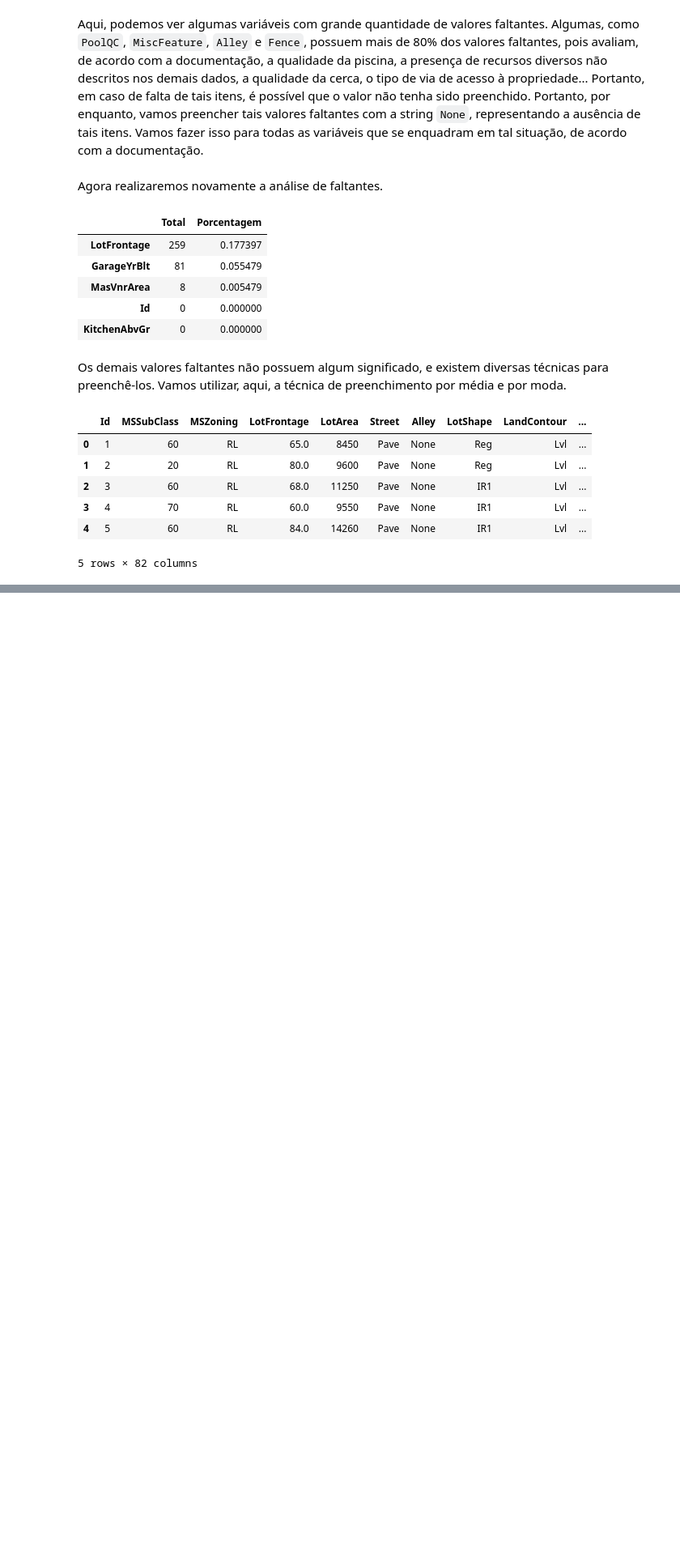
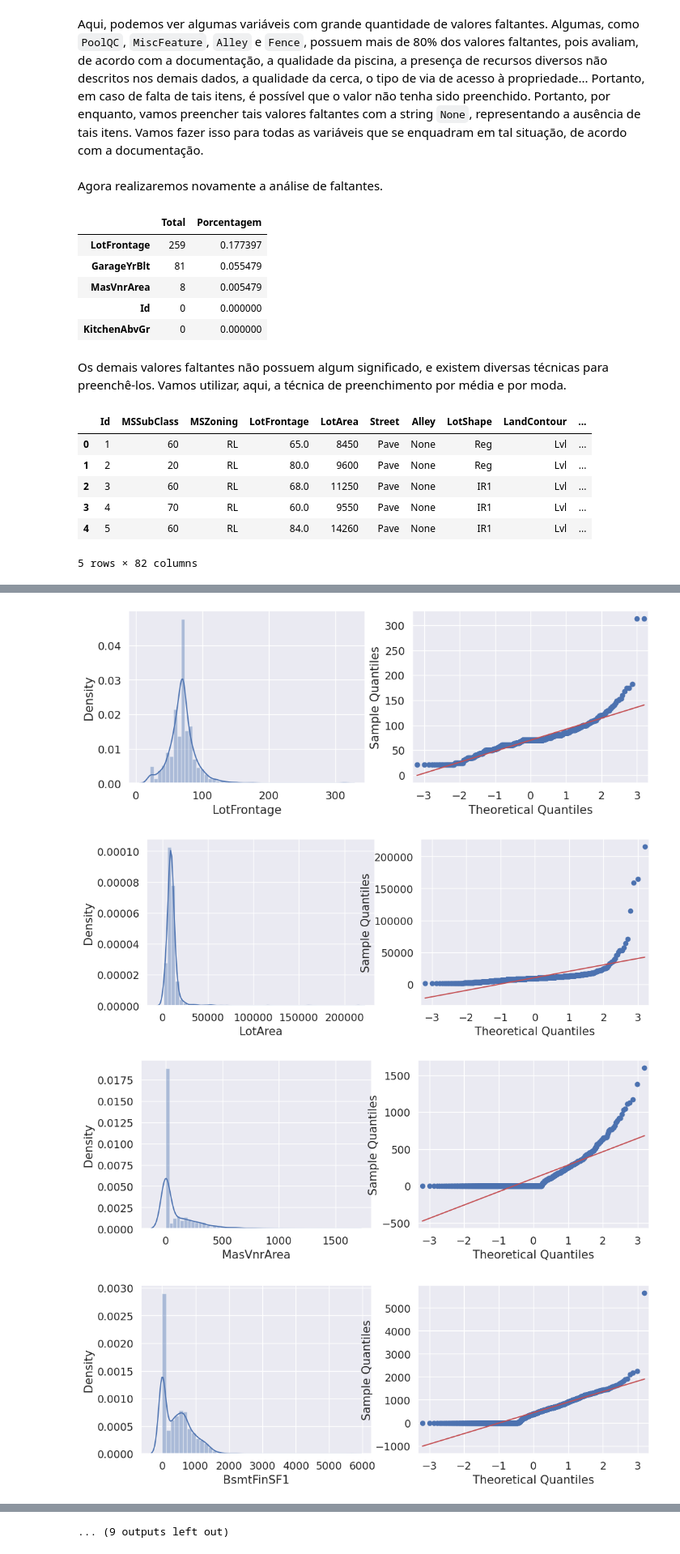
Before and after one commit to thomaschiari/ML_AI-Training, a Jupyter notebook: M1-Introduction/Exploratory-Preprocessing.ipynb, the cells around one changed output, grey strips where cells are left out. Shown at 81% size. Cells and saved outputs as stored; diff of their text form; code cells hidden in the pictures; blank space fills up the shorter version.

```diff
--- a/M1-Introduction/Exploratory-Preprocessing.ipynb
+++ b/M1-Introduction/Exploratory-Preprocessing.ipynb
@@ -258,0 +302,19 @@ df_num.drop(['Id'], axis=1, inplace=True)
+# %%
+import statsmodels.api as sm
+
+look_into_vars = ['LotFrontage', 'LotArea', 'MasVnrArea', 'BsmtFinSF1', 'BsmtFinSF2', 'BsmtUnfSF', 'TotalBsmtSF',
+                    '1stFlrSF', '2ndFlrSF', 'LowQualFinSF', 'BsmtFullBath', 'BsmtHalfBath', 'FullBath', 'HalfBath',
+                    'WoodDeckSF', 'OpenPorchSF', 'EnclosedPorch', '3SsnPorch', 'ScreenPorch', 'PoolArea', 'MiscVal']
+
+for var in look_into_vars:
+    fig = plt.figure(figsize=(12,4))
+    ax1 = fig.add_subplot(121)
+    ax2 = fig.add_subplot(122)
+    sns.distplot(df_num[var], ax=ax1)
+    sm.qqplot(df_num[var], line='s', ax=ax2)
+    plt.show()
+# %% [output]
+[figure, added]
+[figure, added]
+[figure, added]
+[figure, added]
@@ -258,0 +329 @@ df_num.drop(['Id'], axis=1, inplace=True)
+... (9 outputs left out)
```
Also changed, not shown: parts of 18 cells of this notebook.
